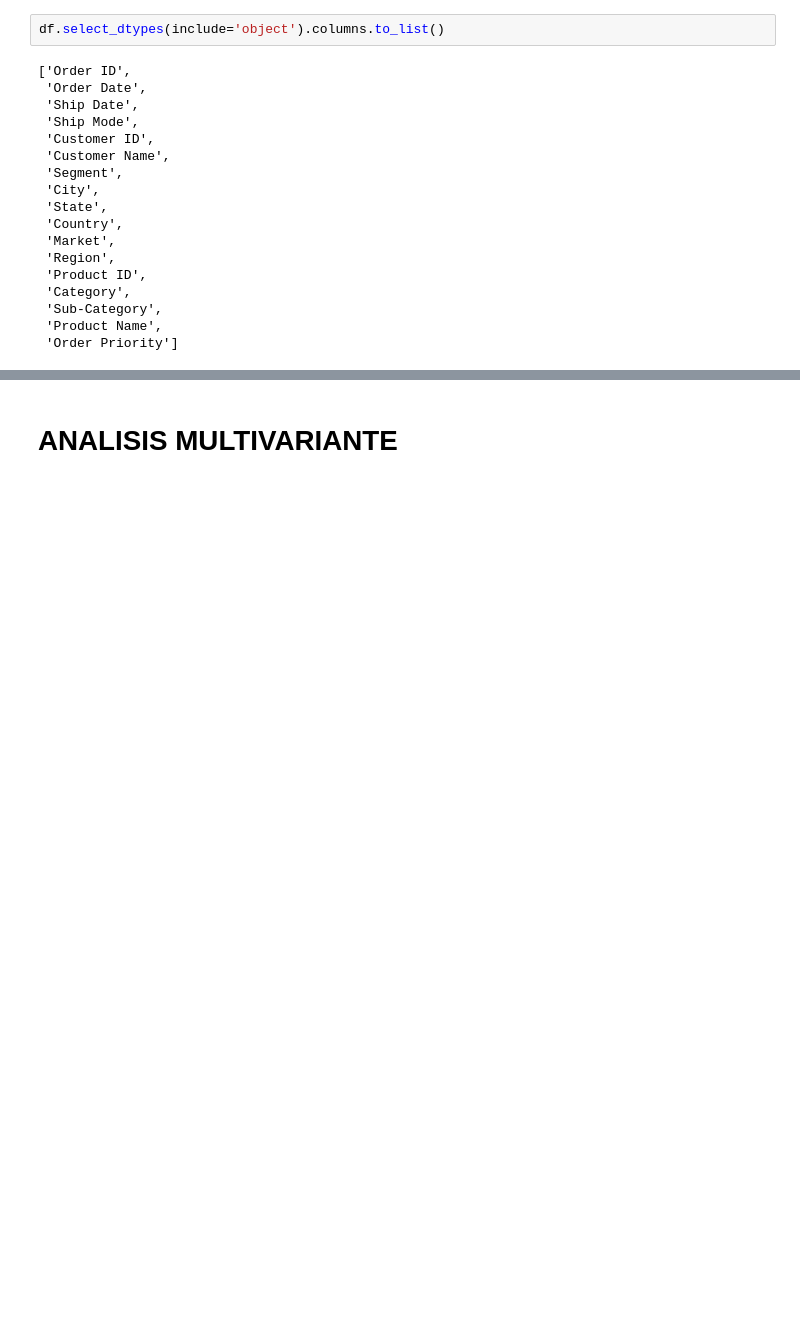
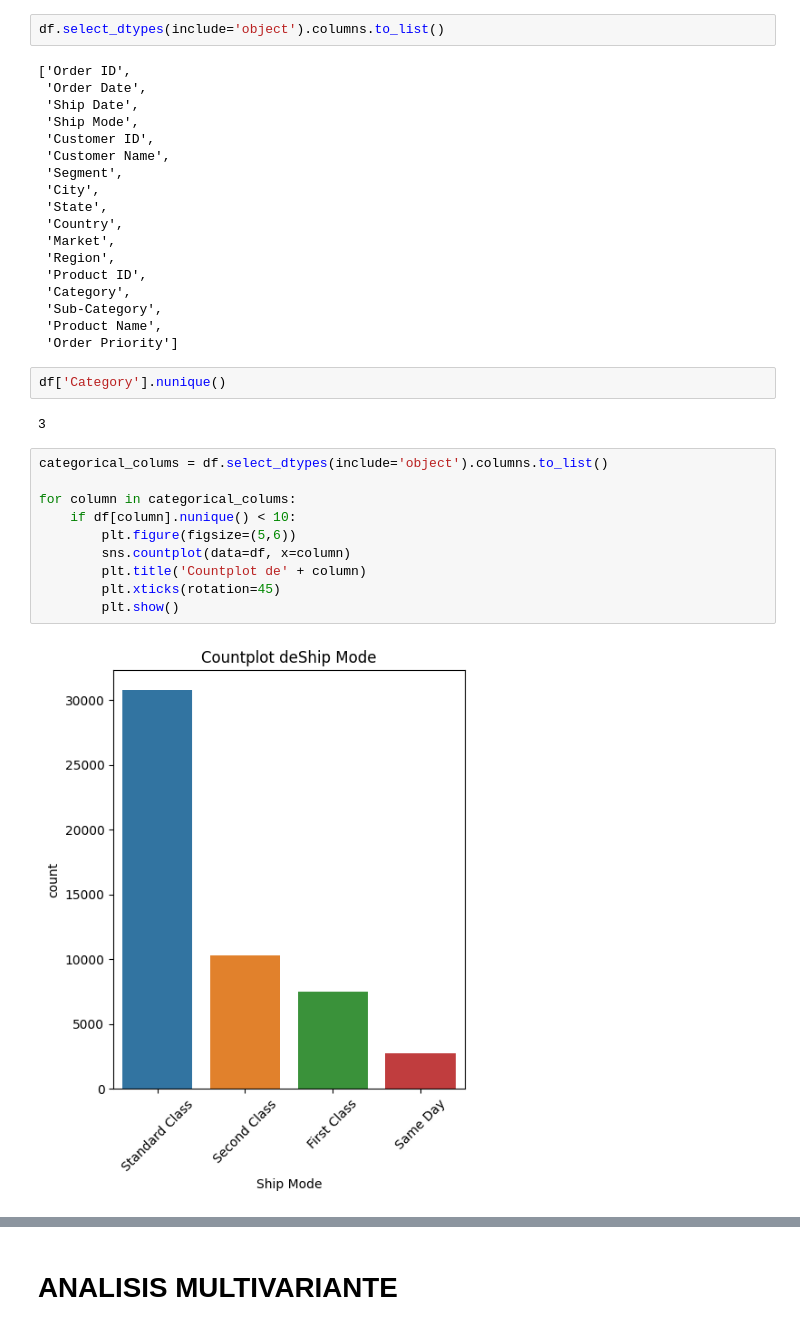
Before and after one commit to MiguelAngel3378/CURSO_ANALISIS_BD2, a Jupyter notebook: m5_visualizacion/seaborn/notebooks/super_store.ipynb, the cells around one changed output, grey strips where cells are left out. Saved outputs shown, nothing was run; the diff lists cells and outputs as text; blank space fills up the shorter version.

```diff
--- a/m5_visualizacion/seaborn/notebooks/super_store.ipynb
+++ b/m5_visualizacion/seaborn/notebooks/super_store.ipynb
@@ -234,3 +234,19 @@ df.select_dtypes(include='object').columns.to_list()
  'Sub-Category',
  'Product Name',
  'Order Priority']
+# %%
+df['Category'].nunique()
+# %% [output]
+3
+# %%
+categorical_colums = df.select_dtypes(include='object').columns.to_list()
+
+for column in categorical_colums:
+    if df[column].nunique() < 10:
+        plt.figure(figsize=(5,6))
+        sns.countplot(data=df, x=column)
+        plt.title('Countplot de' + column)
+        plt.xticks(rotation=45)
+        plt.show()
+# %% [output]
+[figure, added]
```
Also changed, not shown: parts of 1 cell of this notebook.
